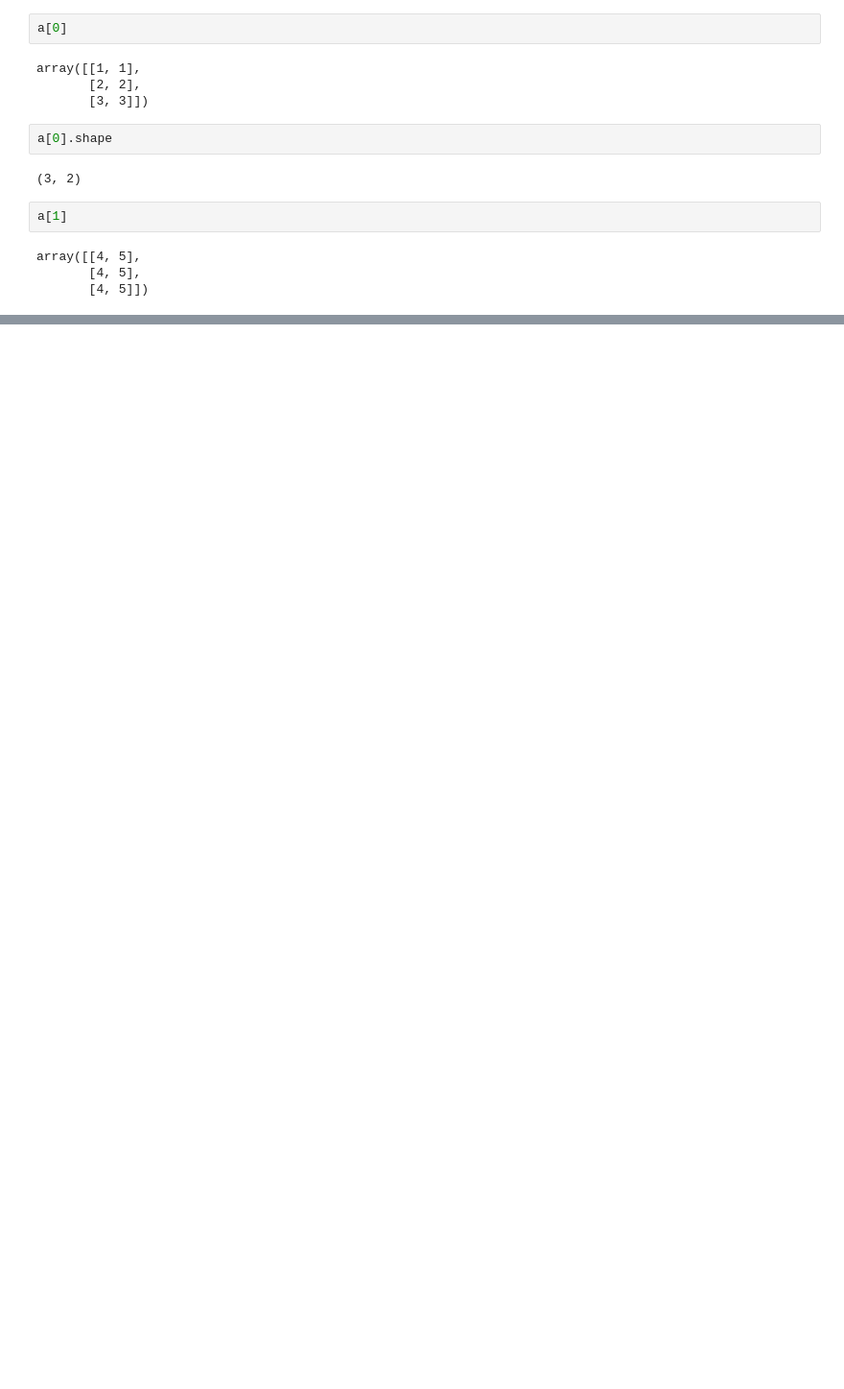
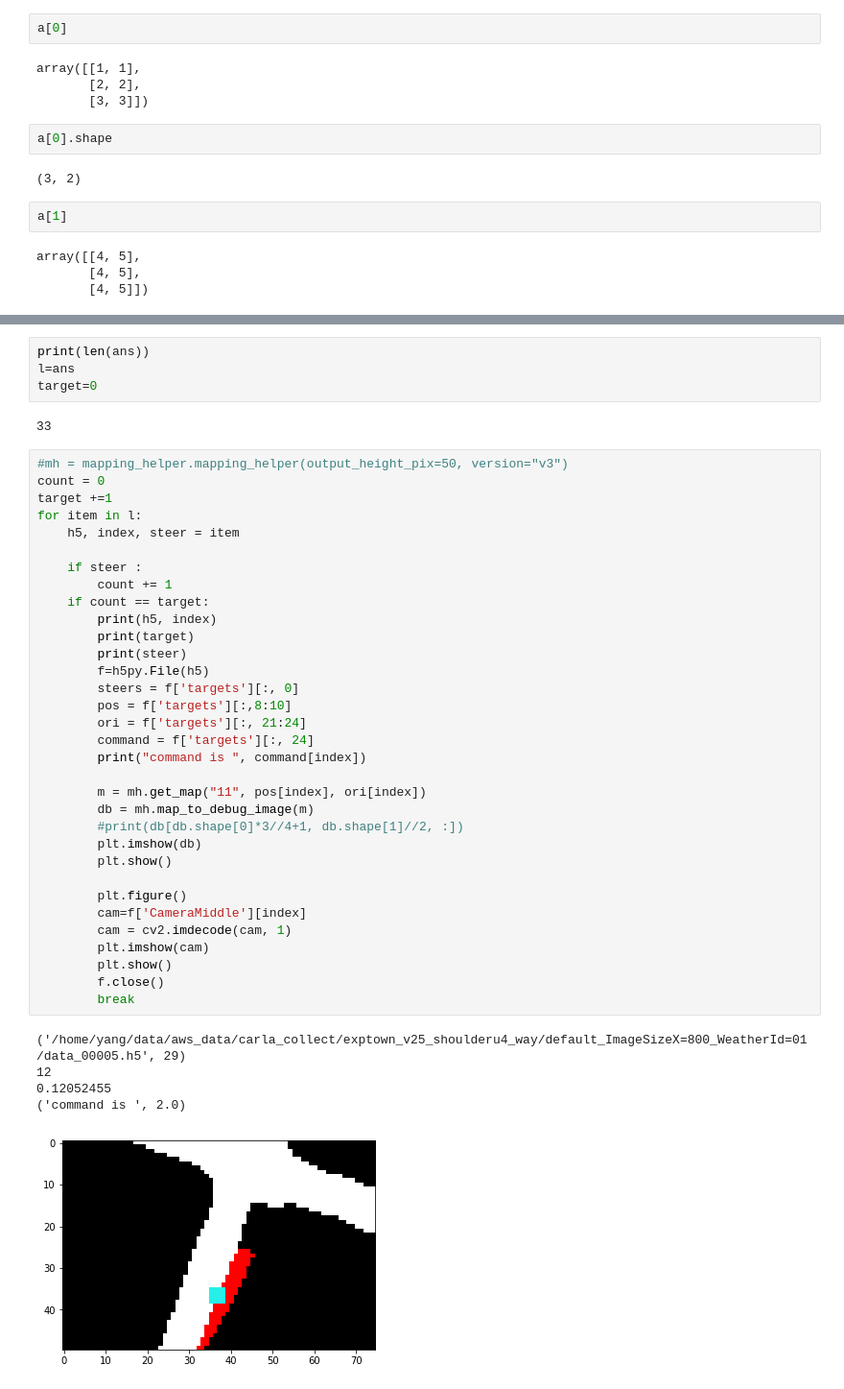
Before and after one commit to gy20073/CIL_modular, a Jupyter notebook: test.ipynb, the cells around one changed output, grey strips where cells are left out. Shown: that part at 96% size. Cells and saved outputs as stored; diff of their text form; blank space fills up the shorter version.

```diff
--- a/test.ipynb
+++ b/test.ipynb
@@ -1384,0 +1501,45 @@ array([[4, 5],
+# %%
+print(len(ans))
+l=ans
+target=0
+# %% [output]
+33
+# %%
+#mh = mapping_helper.mapping_helper(output_height_pix=50, version="v3")
+count = 0
+target +=1
+for item in l:
+    h5, index, steer = item
+
+    if steer :
+        count += 1
+    if count == target:
+        print(h5, index)
+        print(target)
+        print(steer)
+        f=h5py.File(h5)
+        steers = f['targets'][:, 0]
+        pos = f['targets'][:,8:10]
+        ori = f['targets'][:, 21:24]
+        command = f['targets'][:, 24]
+        print("command is ", command[index])
+
+        m = mh.get_map("11", pos[index], ori[index])
+        db = mh.map_to_debug_image(m)
+        #print(db[db.shape[0]*3//4+1, db.shape[1]//2, :])
+        plt.imshow(db)
+        plt.show()
+
+        plt.figure()
+        cam=f['CameraMiddle'][index]
+        cam = cv2.imdecode(cam, 1)
+        plt.imshow(cam)
+        plt.show()
+        f.close()
+        break
+# %% [output]
+('/home/yang/data/aws_data/carla_collect/exptown_v25_shoulderu4_way/default_ImageSizeX=800_WeatherId=01/data_00005.h5', 29)
+12
+0.12052455
+('command is ', 2.0)
+[figure, added]
```
Also changed, not shown: parts of 10 cells of this notebook, 20 other files.
